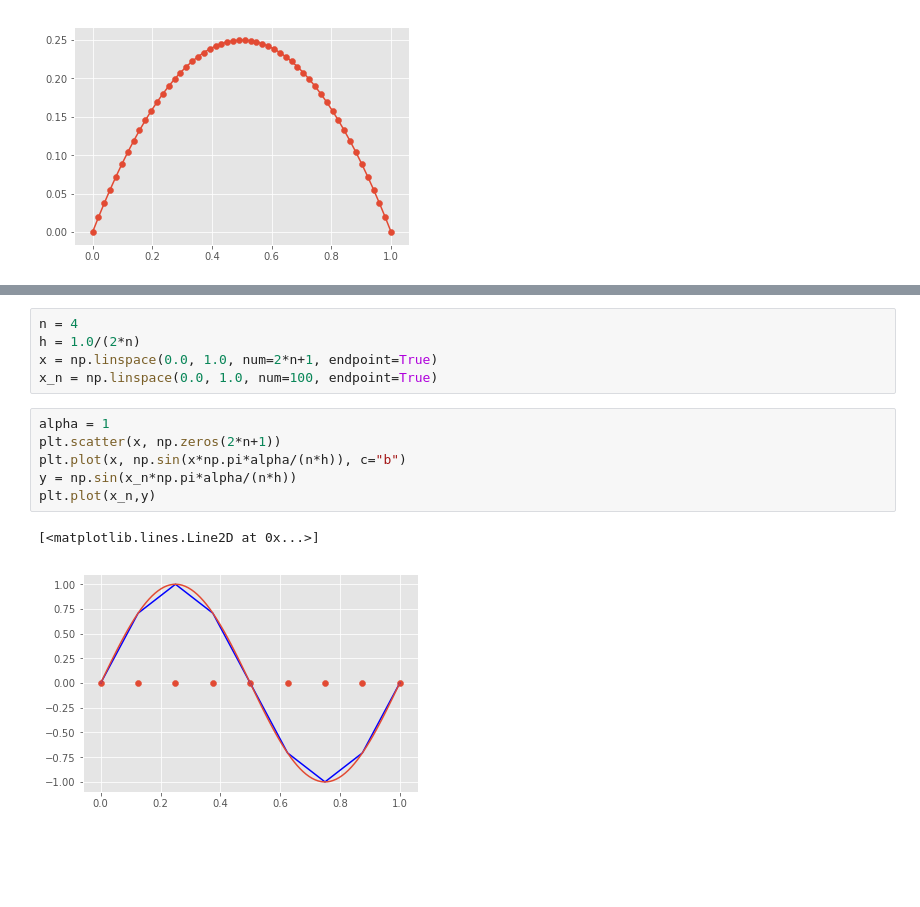
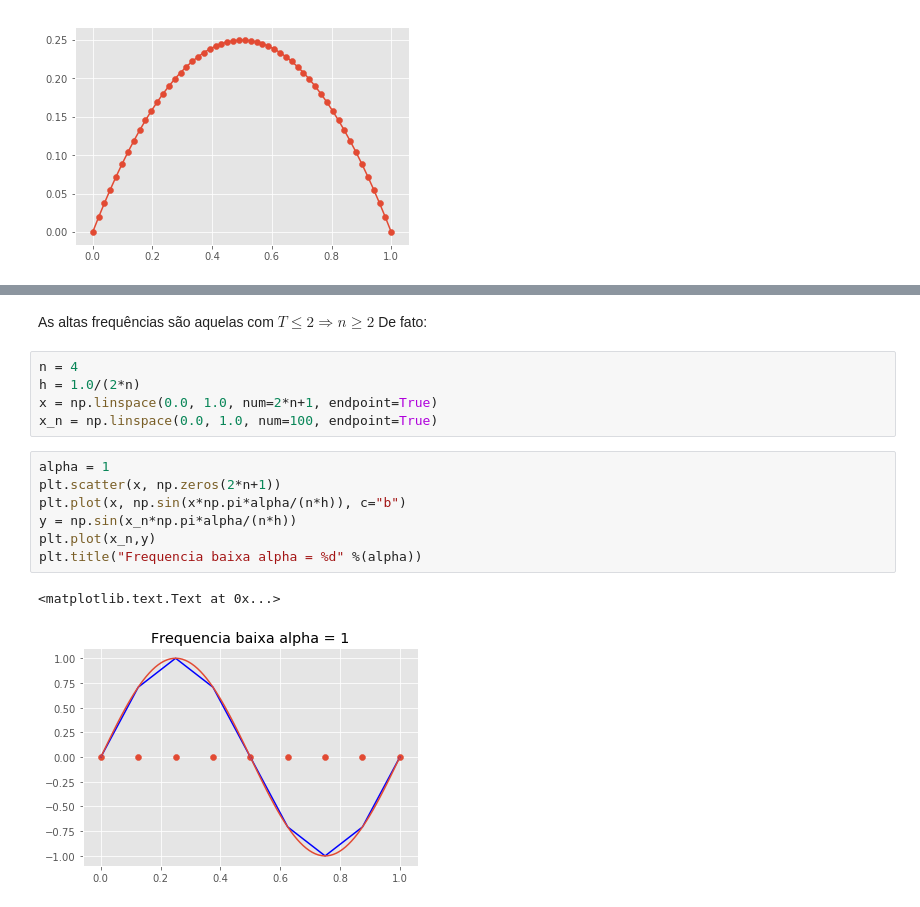
Before and after one commit to mtsodf/estudo_fem, a Jupyter notebook: multigrid/GaussSeidel.ipynb, the cells around one changed output, grey strips where cells are left out. Saved outputs shown, nothing was run; the diff lists cells and outputs as text; blank space fills up the shorter version.

Commit message:
frequencias

```diff
--- a/multigrid/GaussSeidel.ipynb
+++ b/multigrid/GaussSeidel.ipynb
@@ -85,3 +113,5 @@ plt.scatter(x,sol_vec)
+# %% [markdown]
+As altas frequências são aquelas com $T\le2 \Rightarrow n \ge 2$ De fato:
 # %%
 n = 4
 h = 1.0/(2*n)
@@ -90,12 +120,13 @@ x_n = np.linspace(0.0, 1.0, num=100, endpoint=True)
 # %%
 alpha = 1
 plt.scatter(x, np.zeros(2*n+1))
 plt.plot(x, np.sin(x*np.pi*alpha/(n*h)), c="b")
 y = np.sin(x_n*np.pi*alpha/(n*h))
 plt.plot(x_n,y)
+plt.title("Frequencia baixa alpha = %d" %(alpha))
 # %% [output]
-[<matplotlib.lines.Line2D at 0x...>]
+<matplotlib.text.Text at 0x...>
-[figure, old version]
+[figure, new version]
 # %%
 alpha = n
 plt.scatter(x, np.zeros(2*n+1))
```
Also changed, not shown: parts of 13 cells of this notebook.
